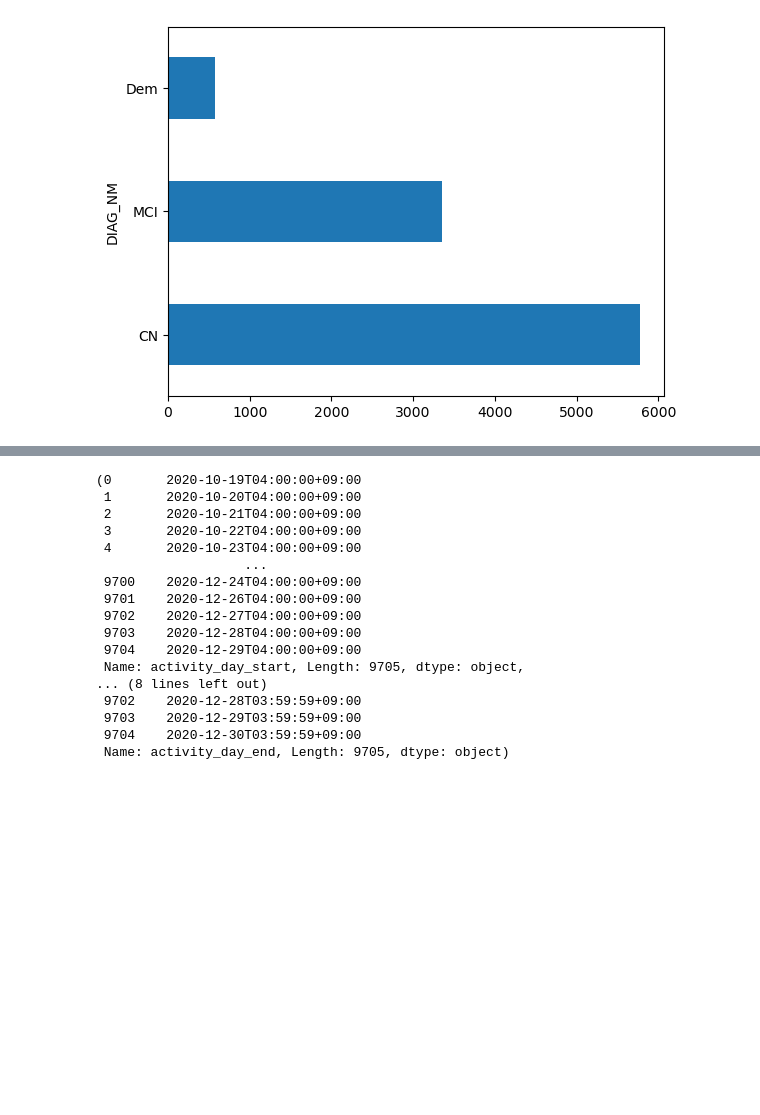
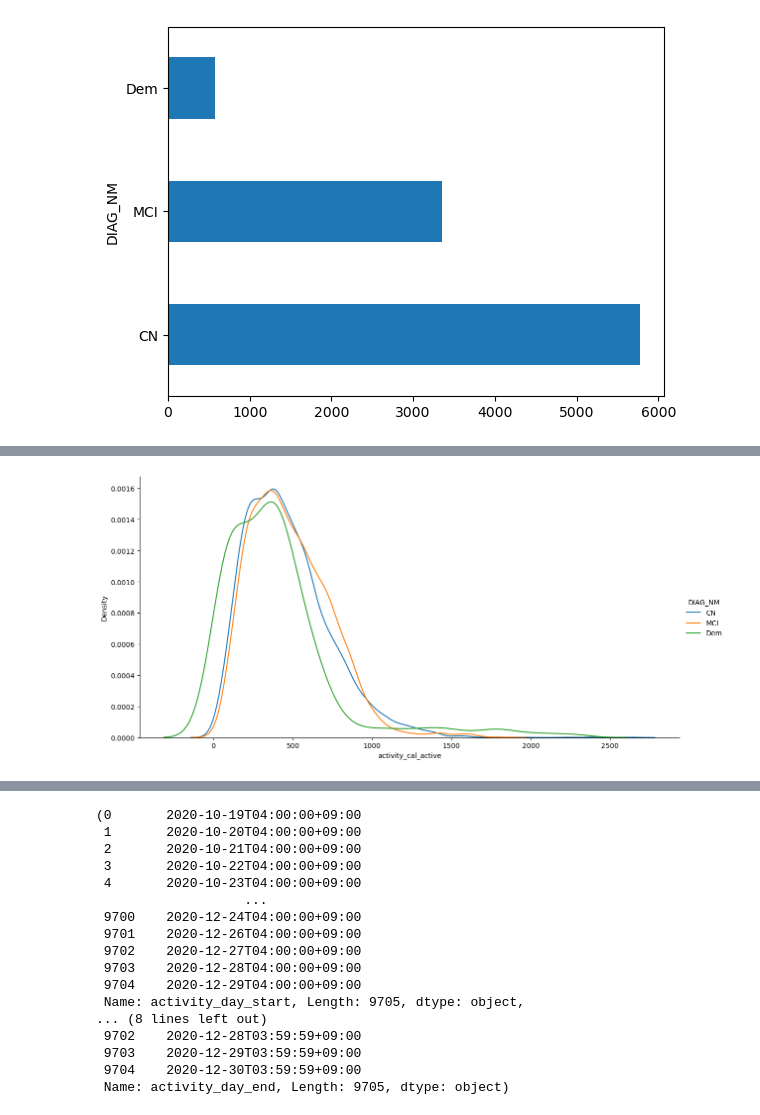
Before and after one commit to SeHwanYoo/analyze_dementia, a Jupyter notebook: EDA.ipynb, the cells around one changed output, grey strips where cells are left out. Saved outputs shown, nothing was run; the diff lists cells and outputs as text; code cells hidden in the pictures; blank space fills up the shorter version.

```diff
--- a/EDA.ipynb
+++ b/EDA.ipynb
@@ -163,0 +159,16 @@ msno.bar(df=raw, color=(0.1, 0.6, 0.8), figsize=(10, 6))
+# %%
+def violin(df, col):
+    fig = px.violin(df, y=col, x="DIAG_NM", color="DIAG_NM", box=True, template = 'plotly_dark')
+    fig.update_layout(autosize=False, width=900, height=500)
+    return fig.show()
+
+def kde(df, col):
+    grid = sns.FacetGrid(df, hue="DIAG_NM", height = 6, aspect=2)
+    grid.map(sns.kdeplot, col)
+    grid.add_legend()
+# %%
+violin(raw, 'activity_cal_active')
+
+kde(raw, 'activity_cal_active')
+# %% [output]
+[figure, added]
```
Also changed, not shown: parts of 11 cells of this notebook, 1 other file.
